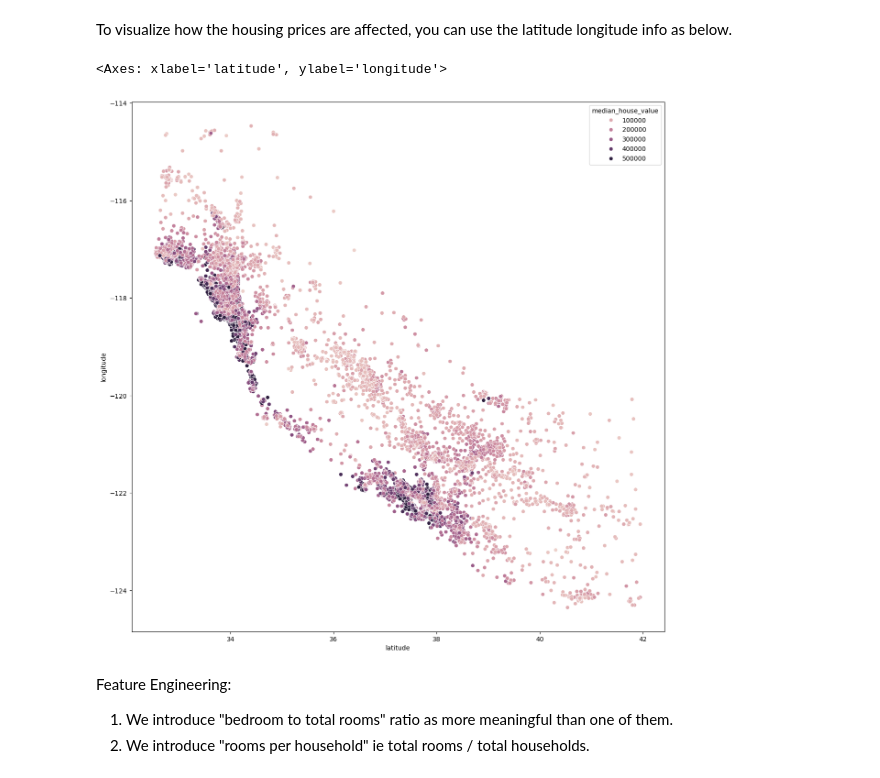
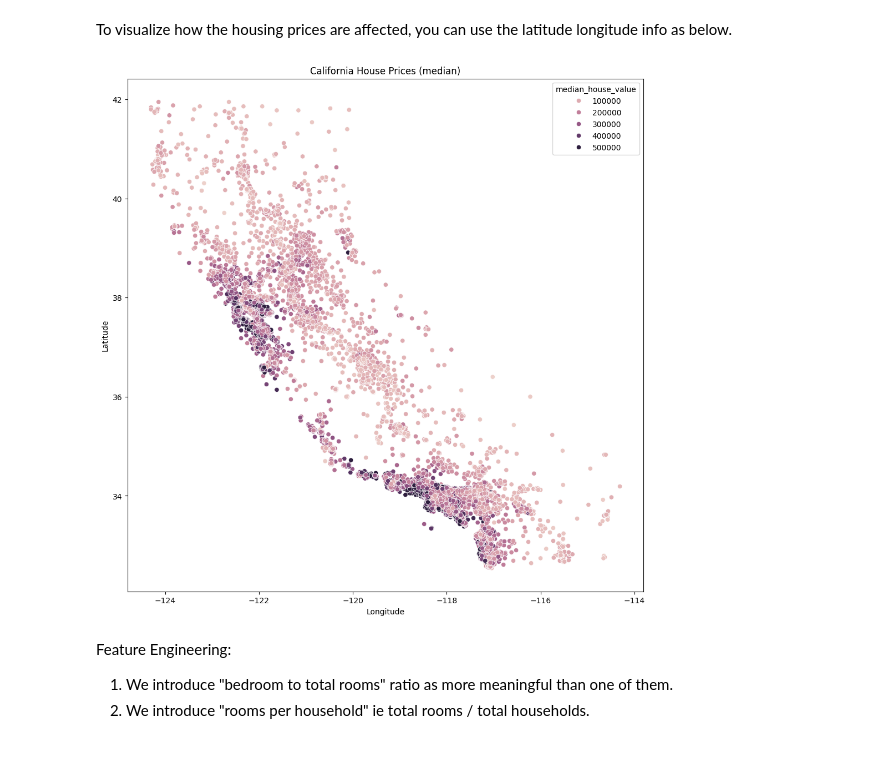
Before and after one commit to apbw-6/End2End_Housing_Price_Prediction, a Jupyter notebook: main.ipynb, the cells around one changed output. Cells and saved outputs as stored; diff of their text form; code cells hidden in the pictures.

```diff
--- a/main.ipynb
+++ b/main.ipynb
@@ -77,10 +69,12 @@ memory usage: 1.7+ MB
 from sklearn.model_selection import train_test_split
 # %%
 # Now we decide what X, Y is and then portion of split for training data
-X = data.drop('median_house_value', axis=1)
-y = data['median_house_value']
+X = data.drop("median_house_value", axis=1)
+y = data["median_house_value"]
 
-X_train, X_test, y_train, y_test = train_test_split(X, y, test_size=0.2, stratify=X['ocean_proximity'])
+X_train, X_test, y_train, y_test = train_test_split(
+    X, y, test_size=0.2, stratify=X["ocean_proximity"]
+)
 # %% [markdown]
 We made sure to include data evenly regarding ocean_proximity to both test and train data, else later while one-hot-encoding the feature sizes will be different and the model can't be tested.
 
@@ -215,11 +209,14 @@ sns.heatmap(train_data.corr(numeric_only=True), annot=True)
 # %% [markdown]
 To visualize how the housing prices are affected, you can use the latitude longitude info as below.
 # %%
-plt.figure(figsize=(15,15))
-sns.scatterplot(data=train_data, x="latitude", y="longitude", hue="median_house_value")
+plt.figure(figsize=(12, 12))
+sns.scatterplot(data=train_data, y="latitude", x="longitude", hue="median_house_value")
+plt.title("California House Prices (median)")
+plt.ylabel("Latitude")
+plt.xlabel("Longitude")
+plt.show()
 # %% [output]
-<Axes: xlabel='latitude', ylabel='longitude'>
-[figure, old version]
+[figure, new version]
 # %% [markdown]
 Feature Engineering:
 1. We introduce "bedroom to total rooms" ratio as more meaningful than one of them.
```
Also changed, not shown: parts of 18 cells of this notebook, 3 other files.
